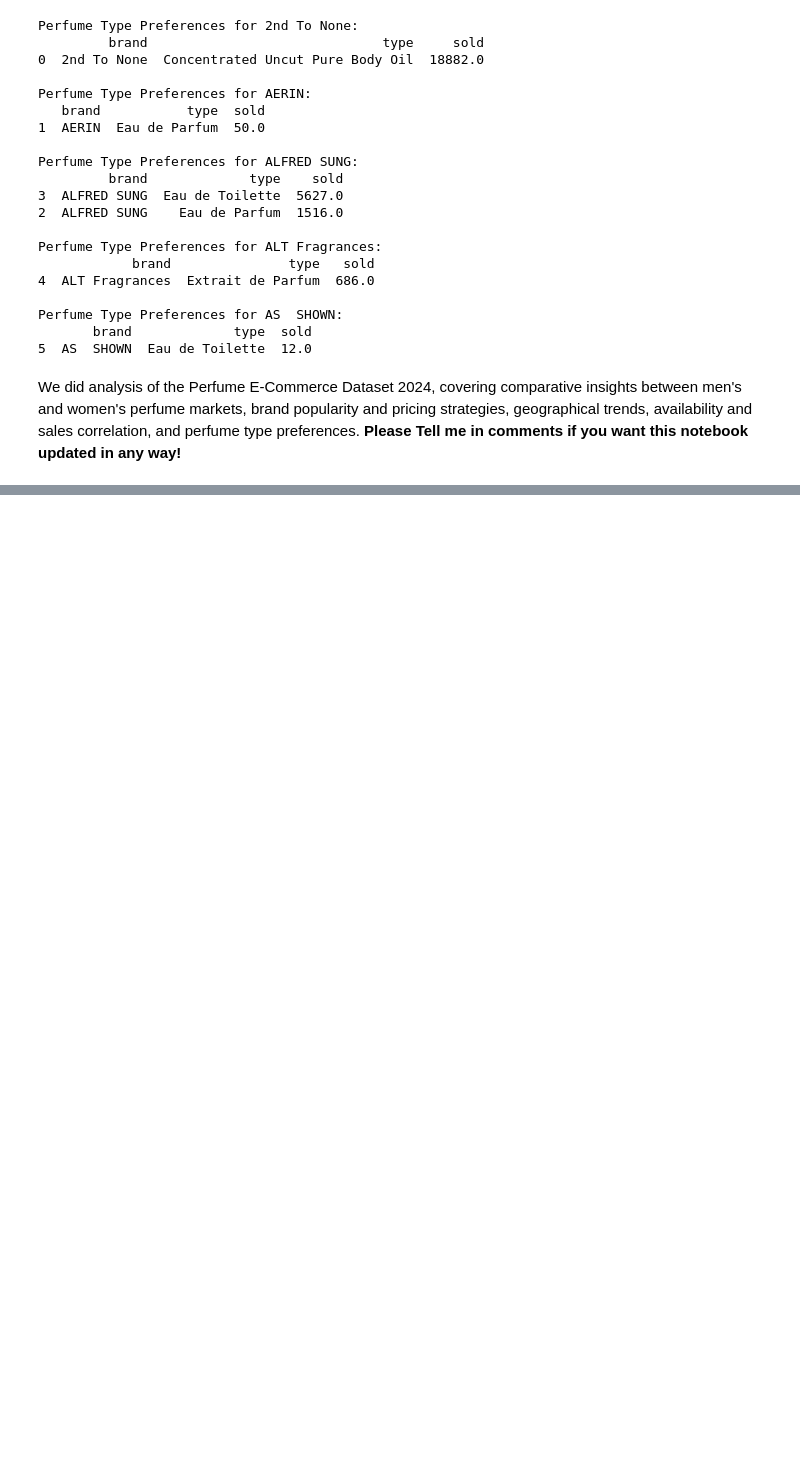
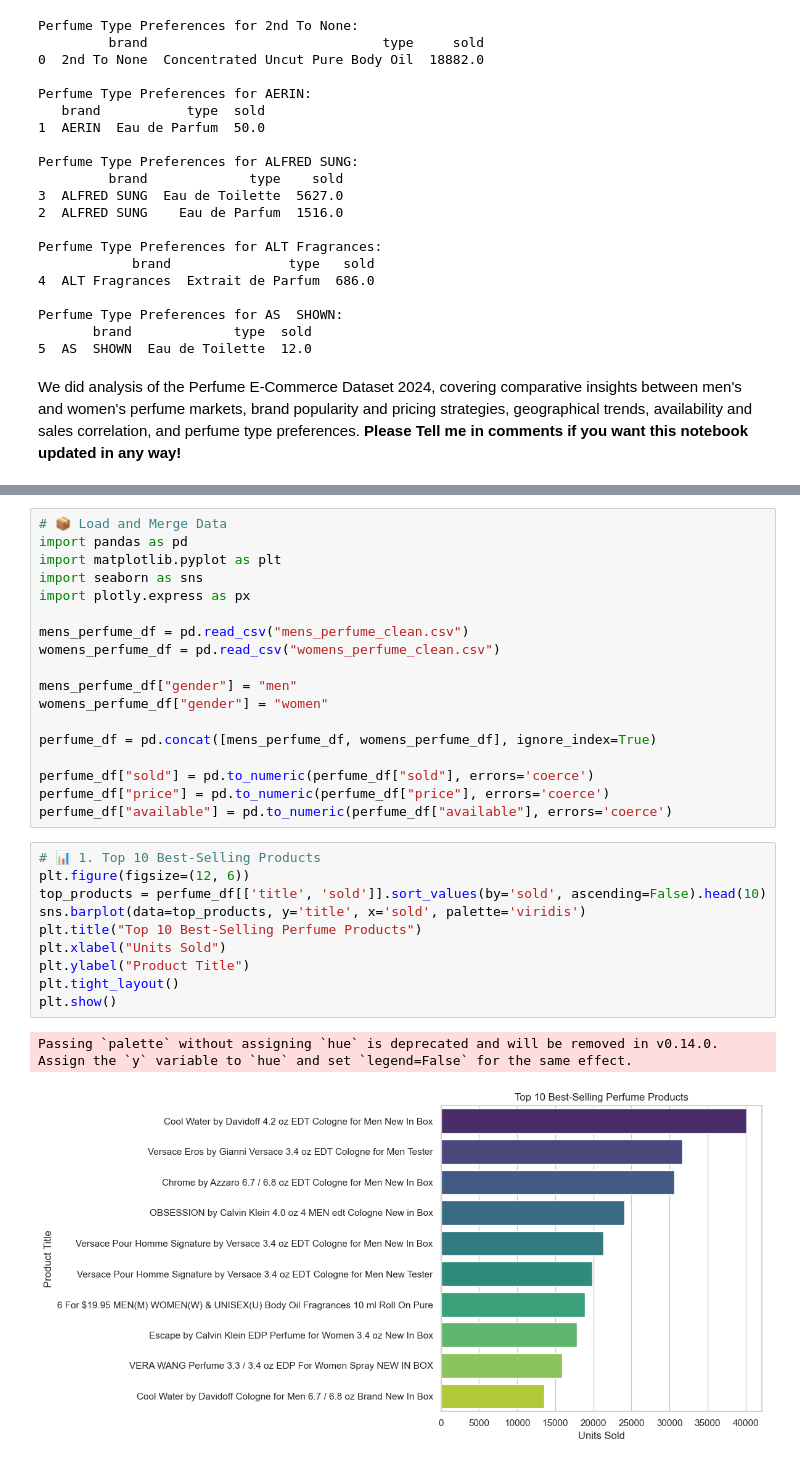
Before and after one commit to aidahanad/projectweb, a Jupyter notebook: perfume-e-commerce-analysis-2024.ipynb, the cells around one changed output, grey strips where cells are left out. Saved outputs shown, nothing was run; the diff lists cells and outputs as text; blank space fills up the shorter version.

```diff
--- a/perfume-e-commerce-analysis-2024.ipynb
+++ b/perfume-e-commerce-analysis-2024.ipynb
@@ -371,0 +377,31 @@ We did analysis of the Perfume E-Commerce Dataset 2024, covering comparative ins
+# %%
+# 📦 Load and Merge Data
+import pandas as pd
+import matplotlib.pyplot as plt
+import seaborn as sns
+import plotly.express as px
+
+mens_perfume_df = pd.read_csv("mens_perfume_clean.csv")
+womens_perfume_df = pd.read_csv("womens_perfume_clean.csv")
+
+mens_perfume_df["gender"] = "men"
+womens_perfume_df["gender"] = "women"
+
+perfume_df = pd.concat([mens_perfume_df, womens_perfume_df], ignore_index=True)
+
+perfume_df["sold"] = pd.to_numeric(perfume_df["sold"], errors='coerce')
+perfume_df["price"] = pd.to_numeric(perfume_df["price"], errors='coerce')
+perfume_df["available"] = pd.to_numeric(perfume_df["available"], errors='coerce')
+# %%
+# 📊 1. Top 10 Best-Selling Products
+plt.figure(figsize=(12, 6))
+top_products = perfume_df[['title', 'sold']].sort_values(by='sold', ascending=False).head(10)
+sns.barplot(data=top_products, y='title', x='sold', palette='viridis')
+plt.title("Top 10 Best-Selling Perfume Products")
+plt.xlabel("Units Sold")
+plt.ylabel("Product Title")
+plt.tight_layout()
+plt.show()
+# %% [output]
+Passing `palette` without assigning `hue` is deprecated and will be removed in v0.14.0. Assign the `y` variable to `hue` and set `legend=False` for the same effect.
+[figure, added]
```
Also changed, not shown: parts of 22 cells of this notebook.
